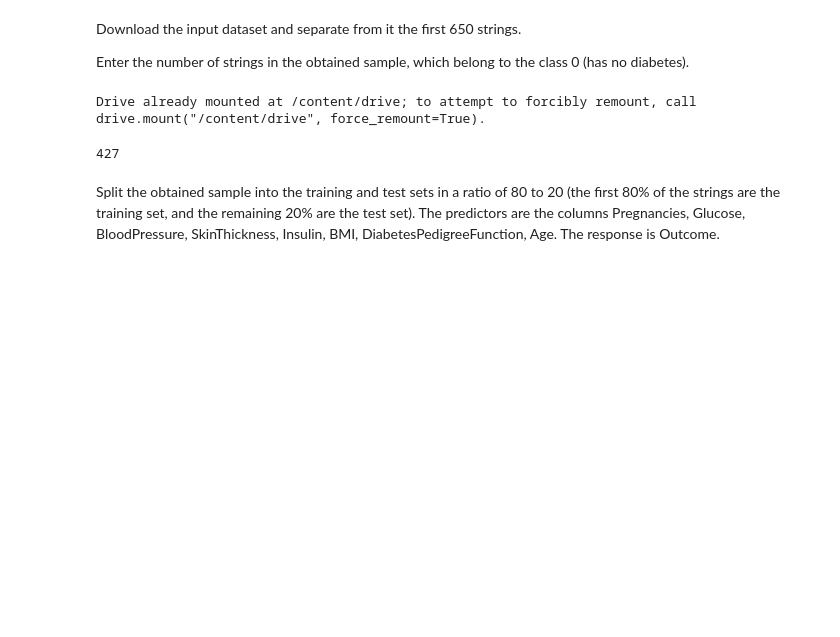
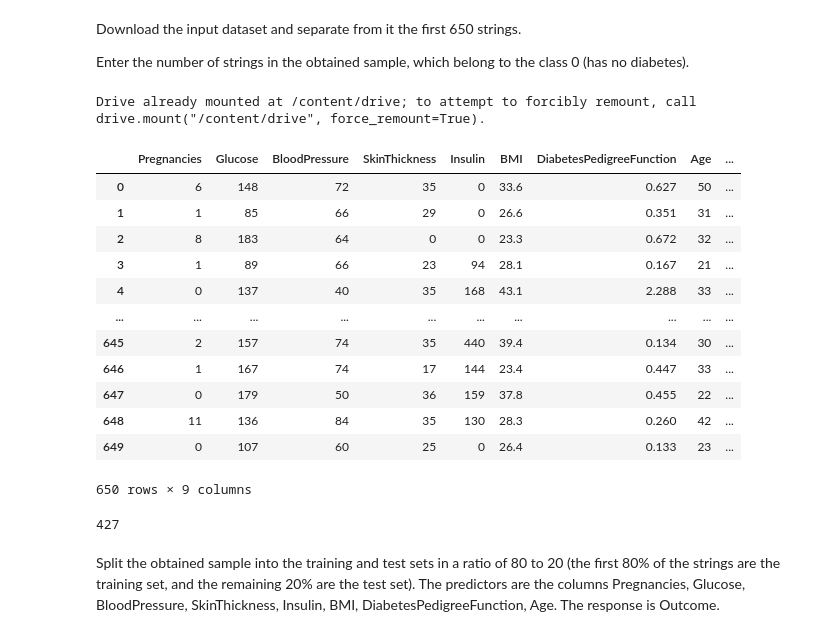
Before and after one commit to aikorneev/ML_solutions, a Jupyter notebook: DTs/Sem2_task3_2.ipynb, the cells around one changed output. Saved outputs shown, nothing was run; the diff lists cells and outputs as text; code cells hidden in the pictures; blank space fills up the shorter version.

Commit message:
[DTs] original data output is added

```diff
--- a/DTs/Sem2_task3_2.ipynb
+++ b/DTs/Sem2_task3_2.ipynb
@@ -15,12 +15,28 @@ Drive already mounted at /content/drive; to attempt to forcibly remount, call dr
 # %%
 #read dataset
 import pandas as pd
 df = pd.read_csv("/content/drive/My Drive/Digital culture/Semester2/DT/diabetes.csv")
 slice_pos = 650
 DATA = df[:slice_pos]
-DATA.loc[DATA['Outcome'] == 0].shape[0]
+DATA
 # %% [output]
+|  | Pregnancies | Glucose | BloodPressure | SkinThickness | Insulin | BMI | DiabetesPedigreeFunction | Age | ... |
+| 0 | 6 | 148 | 72 | 35 | 0 | 33.6 | 0.627 | 50 | ... |
+| 1 | 1 | 85 | 66 | 29 | 0 | 26.6 | 0.351 | 31 | ... |
+| 2 | 8 | 183 | 64 | 0 | 0 | 23.3 | 0.672 | 32 | ... |
+| 3 | 1 | 89 | 66 | 23 | 94 | 28.1 | 0.167 | 21 | ... |
+| 4 | 0 | 137 | 40 | 35 | 168 | 43.1 | 2.288 | 33 | ... |
+| ... | ... | ... | ... | ... | ... | ... | ... | ... | ... |
+| 645 | 2 | 157 | 74 | 35 | 440 | 39.4 | 0.134 | 30 | ... |
+| 646 | 1 | 167 | 74 | 17 | 144 | 23.4 | 0.447 | 33 | ... |
+| 647 | 0 | 179 | 50 | 36 | 159 | 37.8 | 0.455 | 22 | ... |
+| 648 | 11 | 136 | 84 | 35 | 130 | 28.3 | 0.260 | 42 | ... |
+| 649 | 0 | 107 | 60 | 25 | 0 | 26.4 | 0.133 | 23 | ... |
-427
+650 rows × 9 columns
+# %%
+DATA.loc[DATA['Outcome'] == 0].shape[0]
+# %% [output]
+427
 # %% [markdown]
 Split the obtained sample into the training and test sets in a ratio of 80 to 20 (the first 80% of the strings are the training set, and the remaining 20% are the test set). The predictors are the columns Pregnancies, Glucose, BloodPressure, SkinThickness, Insulin, BMI, DiabetesPedigreeFunction, Age. The response is Outcome.
 # %%
```
